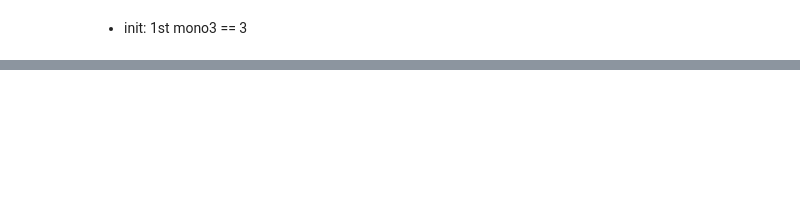
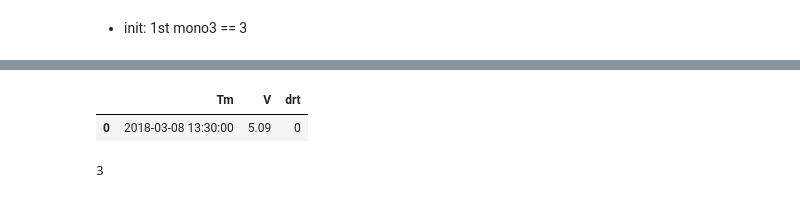
Before and after one commit to Audrey-Zhang/trading, a Jupyter notebook: 00.ipynb, the cells around one changed output, grey strips where cells are left out. Saved outputs shown, nothing was run; the diff lists cells and outputs as text; code cells hidden in the pictures; blank space fills up the shorter version.

```diff
--- a/00.ipynb
+++ b/00.ipynb
@@ -192,0 +308,11 @@ Timestamp('2017-12-07 09:30:00')
+# %%
+df_Lv0 = pd.DataFrame(arr_Lv0,index=df_Lv0.index, columns=df_Lv0.columns)
+df = pd.DataFrame(l_Lv0, columns=['Tm','V','drt'])
+df
+# %% [output]
+|  | Tm | V | drt |
+| 0 | 2018-03-08 13:30:00 | 5.09 | 0 |
+# %%
+a01[-1,0]
+# %% [output]
+3
```
Also changed, not shown: parts of 21 cells of this notebook, 1 other file.
